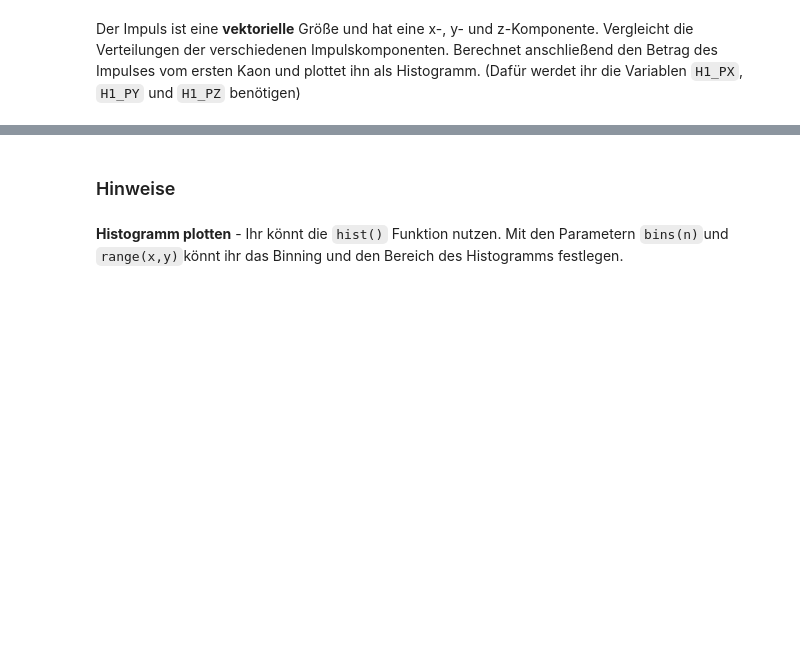
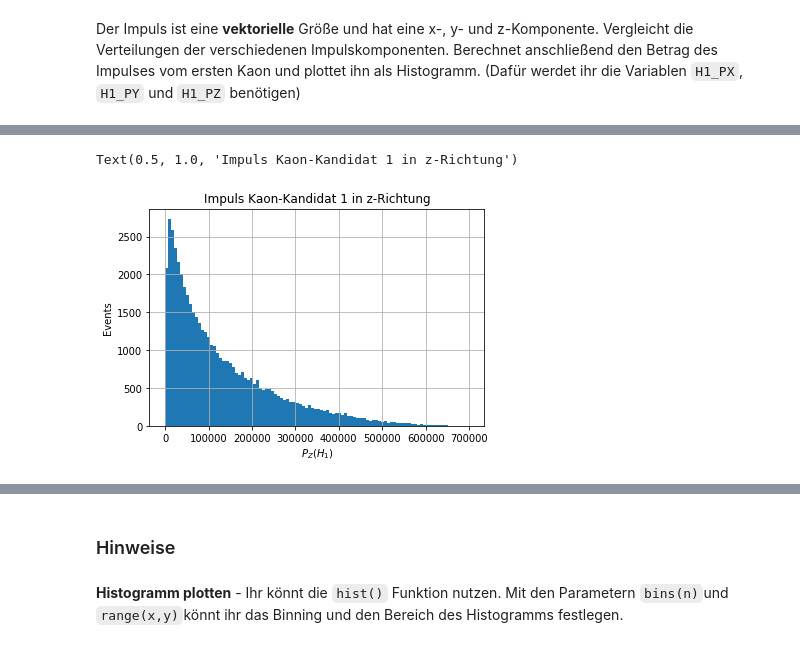
Before and after one commit to Fresoquark/FS2_Teilchenphysik, a Jupyter notebook: Lehrstuhlversuch.ipynb, the cells around one changed output, grey strips where cells are left out. Cells and saved outputs as stored; diff of their text form; code cells hidden in the pictures; blank space fills up the shorter version.

```diff
--- a/Lehrstuhlversuch.ipynb
+++ b/Lehrstuhlversuch.ipynb
@@ -114,0 +129,8 @@ Berechnet anschließend den Betrag des Impulses vom ersten Kaon und plottet ihn
+# %%
+hist3 = sim_data["H1_PZ"].hist(bins=100, range=(-1000,700000))
+hist3.set_xlabel(r"$P_Z(H_1)$")
+hist3.set_ylabel("Events")
+hist3.set_title("Impuls Kaon-Kandidat 1 in z-Richtung")
+# %% [output]
+Text(0.5, 1.0, 'Impuls Kaon-Kandidat 1 in z-Richtung')
+[figure, added]
```
Also changed, not shown: parts of 58 cells of this notebook, 1 other file.
